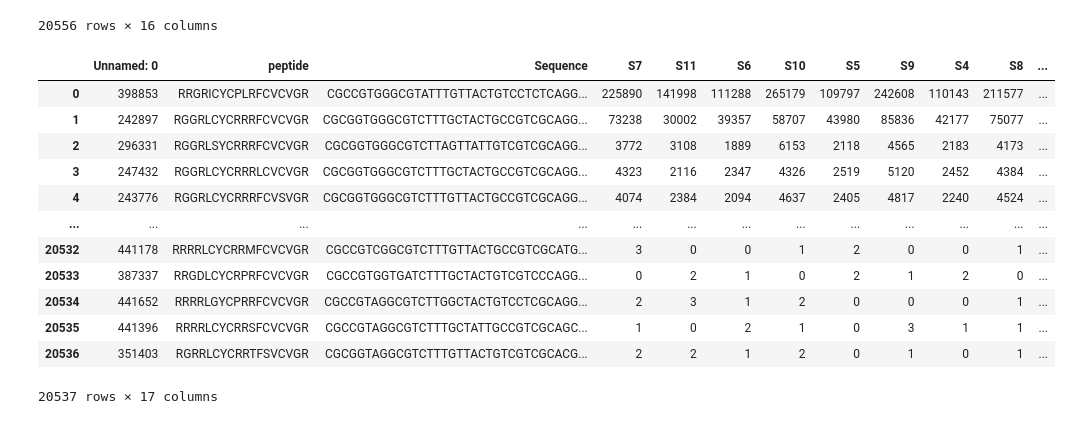
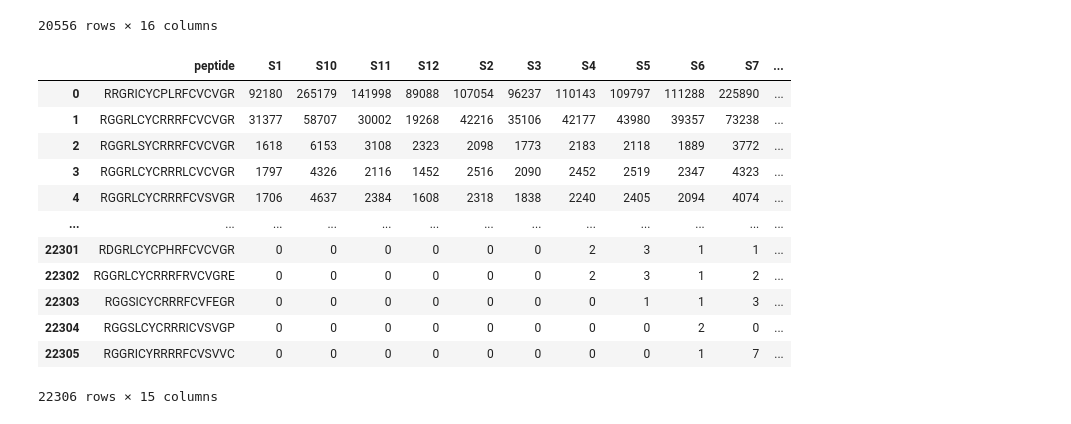
Before and after one commit to ziul-bio/dmSLAY_protocol, a Jupyter notebook: notebooks/dmSLAY.ipynb, the cells around one changed output. Cells and saved outputs as stored; diff of their text form; code cells hidden in the pictures.

```diff
--- a/notebooks/dmSLAY.ipynb
+++ b/notebooks/dmSLAY.ipynb
@@ -81,19 +78,19 @@ data.query('row_sum > 10')
 # %%
 data.query('row_sum > 10').to_csv('../results/counts/peptide_read_counts.txt', sep='\t', index=False)
 # %%
-data2 = pd.read_table('../results/counts2/peptide_read_counts.txt')
+data2 = pd.read_table('../results/counts/peptide_read_counts.txt')
 data2
 # %% [output]
-|  | Unnamed: 0 | peptide | Sequence | S7 | S11 | S6 | S10 | S5 | S9 | S4 | S8 | ... |
-| 0 | 398853 | RRGRICYCPLRFCVCVGR | CGCCGTGGGCGTATTTGTTACTGTCCTCTCAGG... | 225890 | 141998 | 111288 | 265179 | 109797 | 242608 | 110143 | 211577 | ... |
-| 1 | 242897 | RGGRLCYCRRRFCVCVGR | CGCGGTGGGCGTCTTTGCTACTGCCGTCGCAGG... | 73238 | 30002 | 39357 | 58707 | 43980 | 85836 | 42177 | 75077 | ... |
-| 2 | 296331 | RGGRLSYCRRRFCVCVGR | CGCGGTGGGCGTCTTAGTTATTGTCGTCGCAGG... | 3772 | 3108 | 1889 | 6153 | 2118 | 4565 | 2183 | 4173 | ... |
-| 3 | 247432 | RGGRLCYCRRRLCVCVGR | CGCGGTGGGCGTCTTTGCTACTGCCGTCGCAGG... | 4323 | 2116 | 2347 | 4326 | 2519 | 5120 | 2452 | 4384 | ... |
-| 4 | 243776 | RGGRLCYCRRRFCVSVGR | CGCGGTGGGCGTCTTTGTTACTGCCGTCGCAGG... | 4074 | 2384 | 2094 | 4637 | 2405 | 4817 | 2240 | 4524 | ... |
+|  | peptide | S1 | S10 | S11 | S12 | S2 | S3 | S4 | S5 | S6 | S7 | ... |
+| 0 | RRGRICYCPLRFCVCVGR | 92180 | 265179 | 141998 | 89088 | 107054 | 96237 | 110143 | 109797 | 111288 | 225890 | ... |
+| 1 | RGGRLCYCRRRFCVCVGR | 31377 | 58707 | 30002 | 19268 | 42216 | 35106 | 42177 | 43980 | 39357 | 73238 | ... |
+| 2 | RGGRLSYCRRRFCVCVGR | 1618 | 6153 | 3108 | 2323 | 2098 | 1773 | 2183 | 2118 | 1889 | 3772 | ... |
+| 3 | RGGRLCYCRRRLCVCVGR | 1797 | 4326 | 2116 | 1452 | 2516 | 2090 | 2452 | 2519 | 2347 | 4323 | ... |
+| 4 | RGGRLCYCRRRFCVSVGR | 1706 | 4637 | 2384 | 1608 | 2318 | 1838 | 2240 | 2405 | 2094 | 4074 | ... |
 | ... | ... | ... | ... | ... | ... | ... | ... | ... | ... | ... | ... | ... |
-| 20532 | 441178 | RRRRLCYCRRMFCVCVGR | CGCCGTCGGCGTCTTTGTTACTGCCGTCGCATG... | 3 | 0 | 0 | 1 | 2 | 0 | 0 | 1 | ... |
-| 20533 | 387337 | RRGDLCYCRPRFCVCVGR | CGCCGTGGTGATCTTTGCTACTGTCGTCCCAGG... | 0 | 2 | 1 | 0 | 2 | 1 | 2 | 0 | ... |
-| 20534 | 441652 | RRRRLGYCPRRFCVCVGR | CGCCGTAGGCGTCTTGGCTACTGTCCTCGCAGG... | 2 | 3 | 1 | 2 | 0 | 0 | 0 | 1 | ... |
-| 20535 | 441396 | RRRRLCYCRRSFCVCVGR | CGCCGTAGGCGTCTTTGCTATTGCCGTCGCAGC... | 1 | 0 | 2 | 1 | 0 | 3 | 1 | 1 | ... |
-| 20536 | 351403 | RGRRLCYCRRTFSVCVGR | CGCGGTAGGCGTCTTTGTTACTGTCGTCGCACG... | 2 | 2 | 1 | 2 | 0 | 1 | 0 | 1 | ... |
+| 22301 | RDGRLCYCPHRFCVCVGR | 0 | 0 | 0 | 0 | 0 | 0 | 2 | 3 | 1 | 1 | ... |
+| 22302 | RGGRLCYCRRRFRVCVGRE | 0 | 0 | 0 | 0 | 0 | 0 | 2 | 3 | 1 | 2 | ... |
+| 22303 | RGGSICYCRRRFCVFEGR | 0 | 0 | 0 | 0 | 0 | 0 | 0 | 1 | 1 | 3 | ... |
+| 22304 | RGGSLCYCRRRICVSVGP | 0 | 0 | 0 | 0 | 0 | 0 | 0 | 0 | 2 | 0 | ... |
+| 22305 | RGGRICYRRRRFCVSVVC | 0 | 0 | 0 | 0 | 0 | 0 | 0 | 0 | 1 | 7 | ... |
-20537 rows × 17 columns
+22306 rows × 15 columns
```
Also changed, not shown: parts of 5 cells of this notebook, 6 other files.
